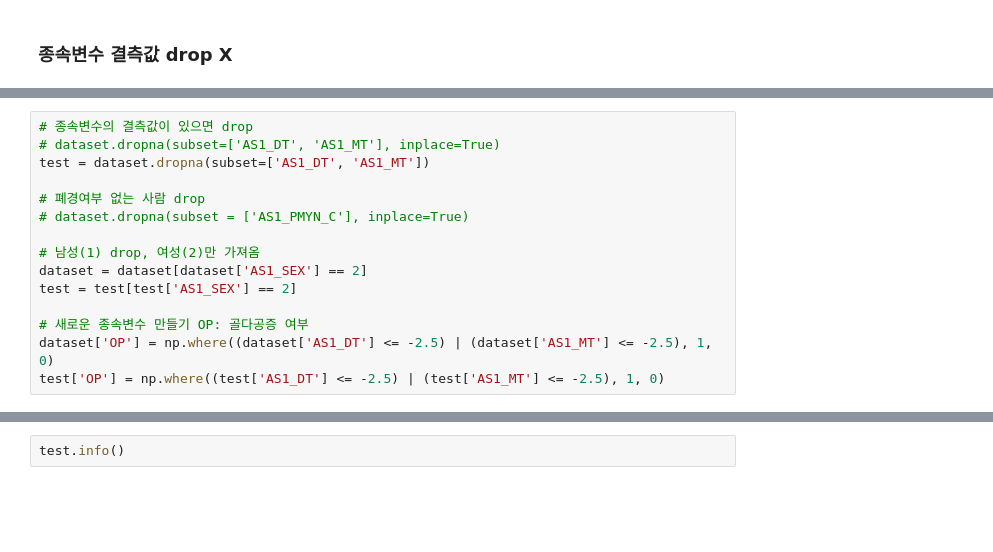
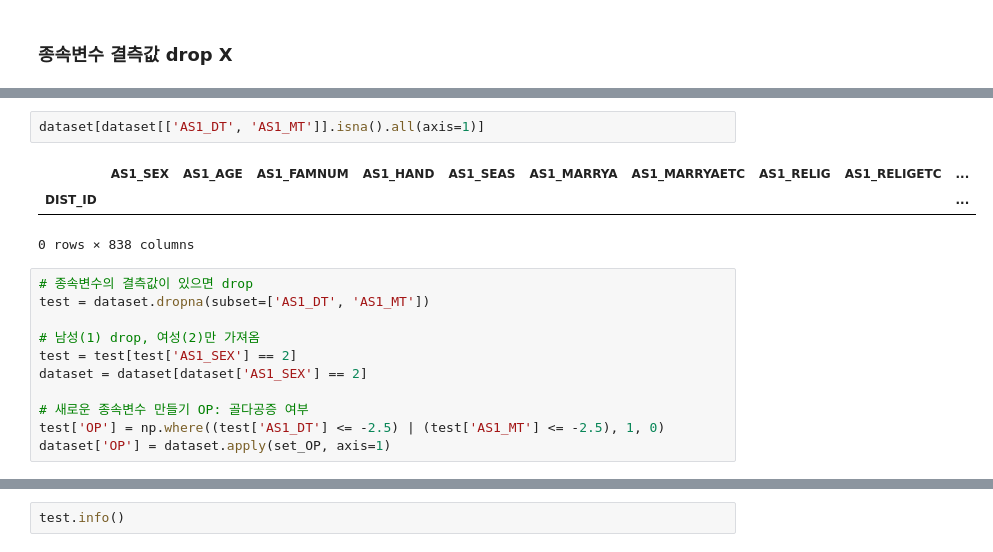
Before and after one commit to SH22Hwang/KoGES_OP, a Jupyter notebook: preprocessing_2024.ipynb, the cells around one changed output, grey strips where cells are left out. Saved outputs shown, nothing was run; the diff lists cells and outputs as text; blank space fills up the shorter version.

```diff
--- a/preprocessing_2024.ipynb
+++ b/preprocessing_2024.ipynb
@@ -112,18 +151,20 @@ len(dataset[dataset['AS1_SEX'] == 2])
+# %%
+dataset[dataset[['AS1_DT', 'AS1_MT']].isna().all(axis=1)]
+# %% [output]
+|  | AS1_SEX | AS1_AGE | AS1_FAMNUM | AS1_HAND | AS1_SEAS | AS1_MARRYA | AS1_MARRYAETC | AS1_RELIG | AS1_RELIGETC | ... |
+| DIST_ID |  |  |  |  |  |  |  |  |  | ... |
+0 rows × 838 columns
 # %%
 # 종속변수의 결측값이 있으면 drop
-# dataset.dropna(subset=['AS1_DT', 'AS1_MT'], inplace=True)
 test = dataset.dropna(subset=['AS1_DT', 'AS1_MT'])
 
-# 폐경여부 없는 사람 drop
-# dataset.dropna(subset = ['AS1_PMYN_C'], inplace=True)
-
 # 남성(1) drop, 여성(2)만 가져옴
+test = test[test['AS1_SEX'] == 2]
 dataset = dataset[dataset['AS1_SEX'] == 2]
-test = test[test['AS1_SEX'] == 2]
 
 # 새로운 종속변수 만들기 OP: 골다공증 여부
-dataset['OP'] = np.where((dataset['AS1_DT'] <= -2.5) | (dataset['AS1_MT'] <= -2.5), 1, 0)
 test['OP'] = np.where((test['AS1_DT'] <= -2.5) | (test['AS1_MT'] <= -2.5), 1, 0)
+dataset['OP'] = dataset.apply(set_OP, axis=1)
 # %%
 dataset.info()
 # %% [output]
```
Also changed, not shown: parts of 44 cells of this notebook, 5 other files.
